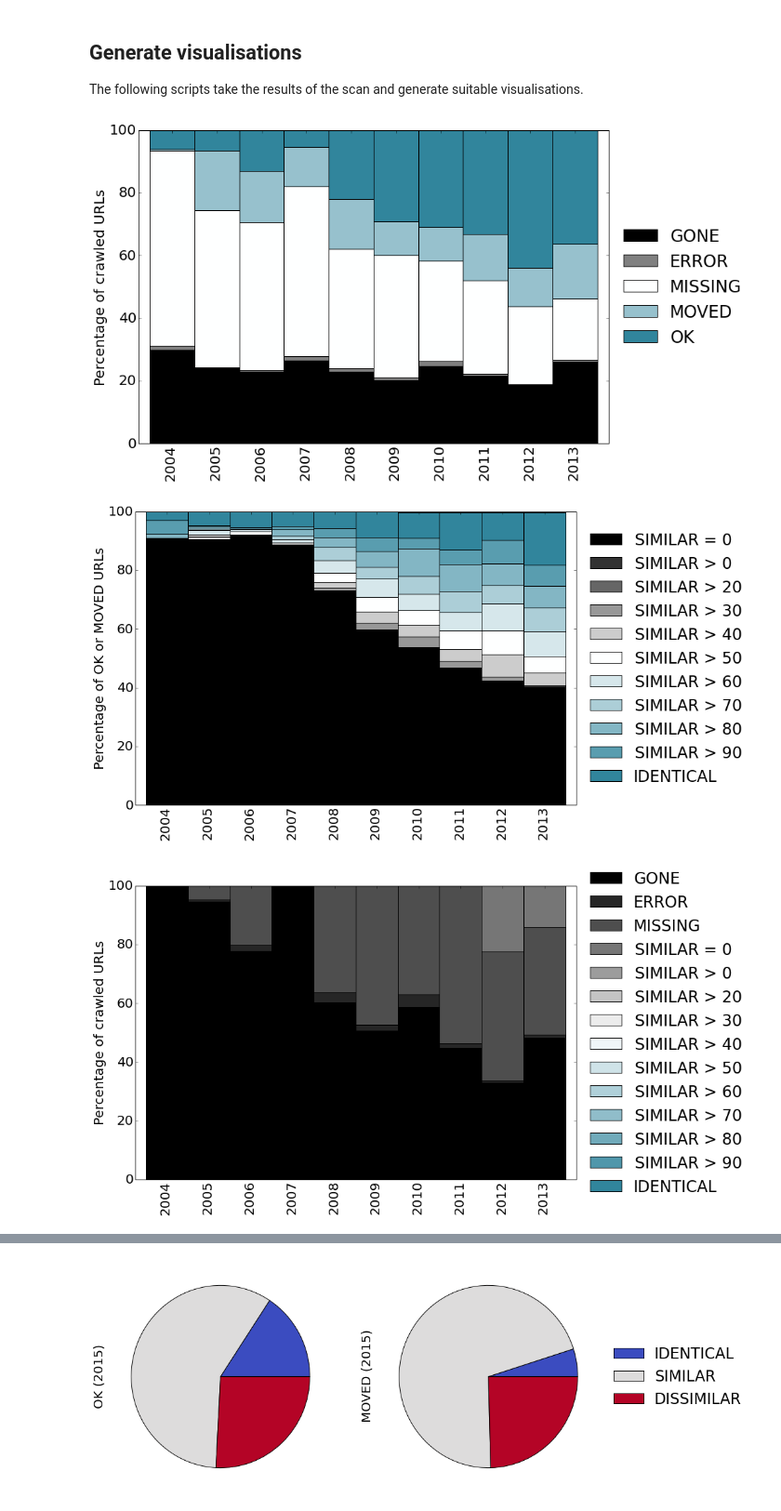
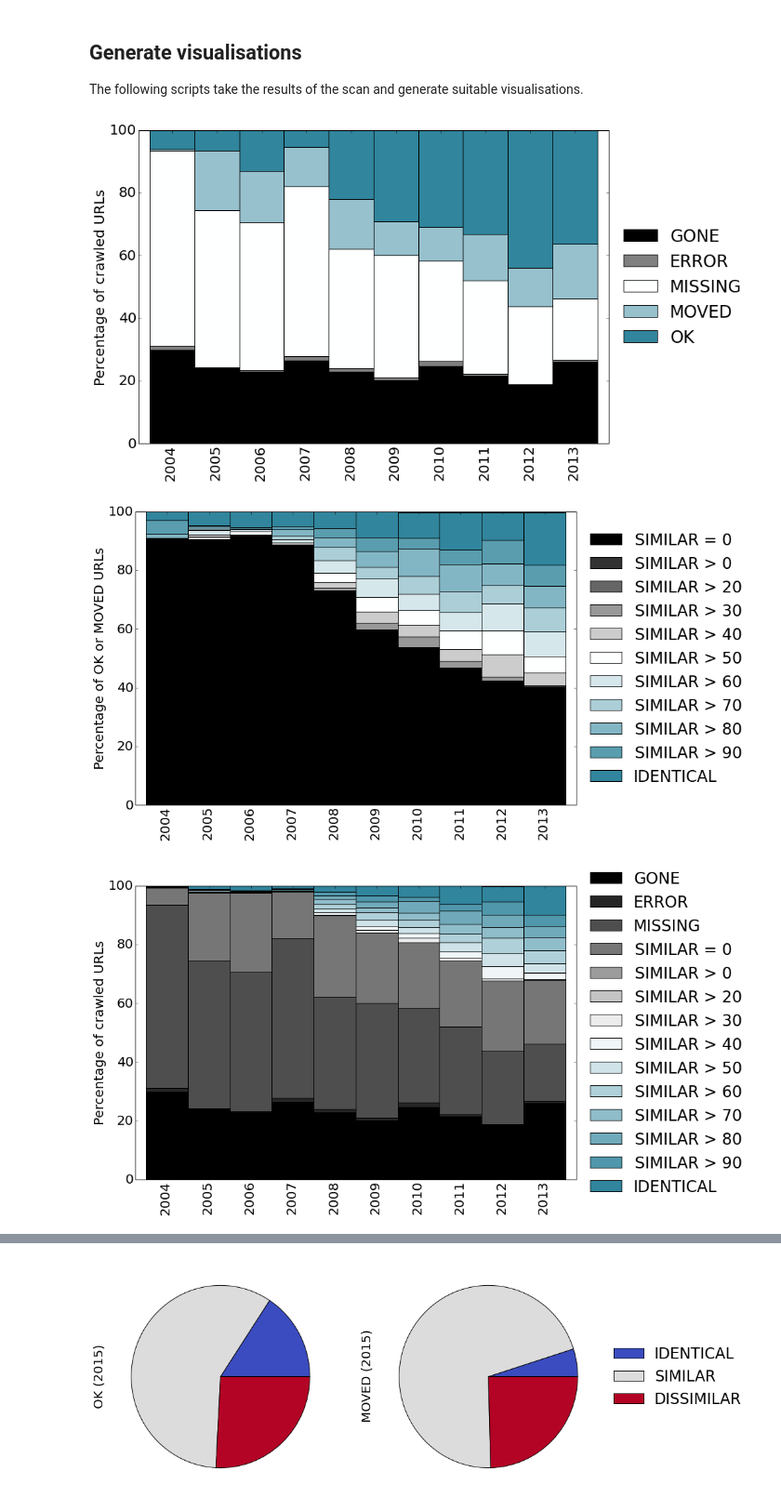
Before and after one commit to ukwa/halflife, a Jupyter notebook: half-life.ipynb, the cells around one changed output, grey strips where cells are left out. Shown: that part at 93% size. Cells and saved outputs as stored; diff of their text form; code cells hidden in the pictures.

Commit message:
Updated with a fix to the graph plotting.

```diff
--- a/half-life.ipynb
+++ b/half-life.ipynb
@@ -164,8 +164,8 @@ def stack_sim(filename, outname):
     for year in years:
         values = []
         for state in cols:
-#            val = (100.0*counts[year][state])/counts[year]['TOTAL']
-            val = (100.0*counts[year][state])/(counts[year]['OK']+counts[year]['MOVED'])
+            val = (100.0*counts[year][state])/counts[year]['TOTAL']
+#            val = (100.0*counts[year][state])/(counts[year]['OK']+counts[year]['MOVED'])
             values.append(val)
         datas.append(values)
     #
@@ -198,7 +198,7 @@ def stack_sim_only(filename, outname):
     for year in years:
         values = []
         for state in cols:
-            val = (100.0*counts[year][state])/(counts[year]['OK']+counts[year]['MOVED'])
+            val = (100.0*counts[year][state])/(1.0*counts[year]['OK']+counts[year]['MOVED'])
             values.append(val)
         datas.append(values)
     #
@@ -230,34 +230,34 @@ in_file = "sample-scan-results/2015-09-Explorer/oukwa-sample-of-1000-scan-result
 #tabulate(in_file)
 stack(in_file,"oukwa")
 stack_sim_only(in_file,"oukwa")
 stack_sim(in_file,"oukwa")
 
 # Only three soft-404s. Manual checking revealed at least one missed soft 404.
 # Some sites are soft-404 but going all the way to the root hits a different handler.
 # e.g. http://www.thesouthernreporter.co.uk/property/agent-search/40878
 #
 # Try alternative random-query generator to make soft-404 check more robust.
 # Just appending to the path.
 
 #tabulate("sample-scan-results/2015-04-17-TalkTalk-2/ldwa-sample-of-2000-scan-results.csv")
 
 # But often trailing path is ignored! e.g.
 # http://www.newstatesman.com/node/138986
 # The removing a letter and appendings.
 
 #tabulate("sample-scan-results/2015-04-18-TT/ldwa-sample-of-2000-scan-results.csv")
 
 # But even that fails! e.g.
 # http://www.westburytownforums.co.uk/index.php/topic,3861.msg45207.html
 # So, instead, we replace the final path segment with a random string.
 # That appears to give acceptable results. Although there are some false-positives:
 # http://www.standard.co.uk/topic/Rum (96)
 # http://bma.org.uk/news-views-analysis/the-bma-blog/tag/nhs-watch (99!)
 # Very 'busy' pages with not much content difference get missed.
 # %% [output]
 [figure]
 [figure]
-[figure, old version]
+[figure, new version]
 # %%
 
 data_folder = datetime.datetime.now().strftime("sample-scan-results/%Y-%m-Explorer")
```
Also changed, not shown: parts of 3 cells of this notebook, 11 other files.
